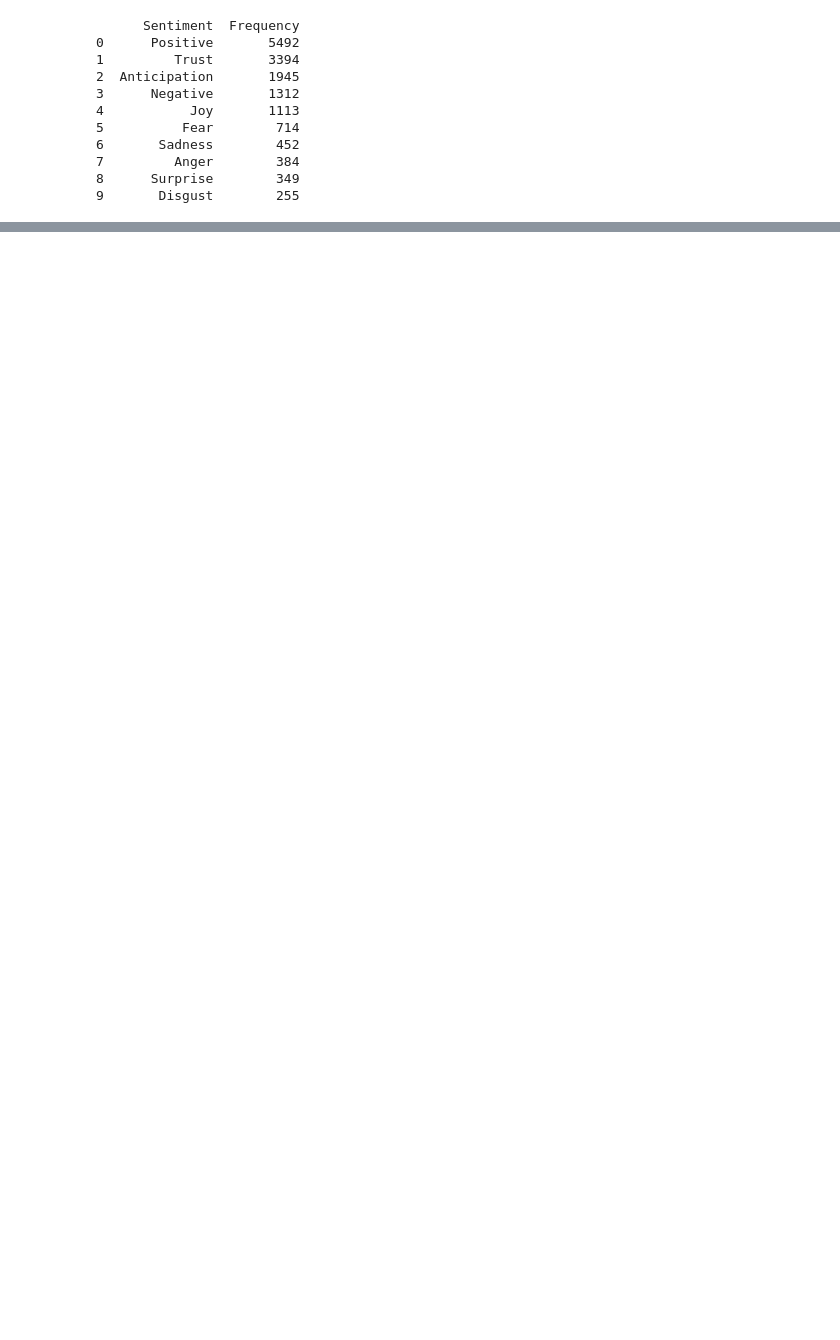
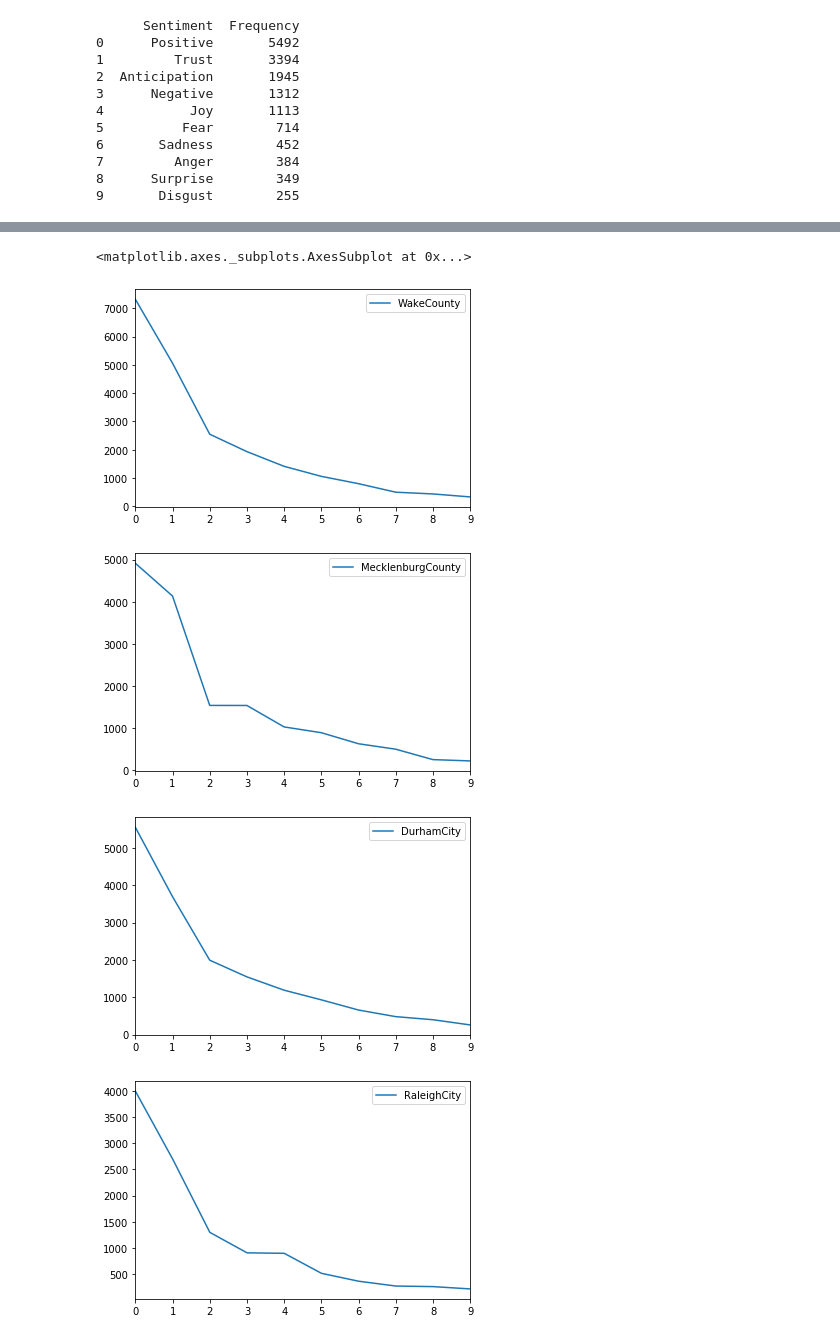
Before and after one commit to UNCG-CSE/Budget_Text_Analysis, a Jupyter notebook: src/EmotionAnalysis/CountingWordsFrequency.ipynb, the cells around one changed output, grey strips where cells are left out. Drawn from its saved outputs; the diff is of its cells as text; code cells hidden in the pictures; blank space fills up the shorter version.

Commit message:
Added visualization

```diff
--- a/src/EmotionAnalysis/CountingWordsFrequency.ipynb
+++ b/src/EmotionAnalysis/CountingWordsFrequency.ipynb
@@ -159,7 +159,7 @@ top_freq_num = 10
 a = MCE['sentiment'].str.cat(sep=' ')
 words = nltk.tokenize.word_tokenize(a)
 word_freq = nltk.FreqDist(words)
-freq_result = pd.DataFrame(word_freq.most_common(top_freq_num),
-                    columns=['Sentiment', 'Frequency'])
-print(freq_result)
+freq_result2 = pd.DataFrame(word_freq.most_common(top_freq_num),
+                    columns=['Sentiment', 'MecklenburgCounty'])
+print(freq_result2)
 # %% [output]
@@ -179,7 +179,7 @@ top_freq_num = 10
 a = DCNTE['sentiment'].str.cat(sep=' ')
 words = nltk.tokenize.word_tokenize(a)
 word_freq = nltk.FreqDist(words)
-freq_result = pd.DataFrame(word_freq.most_common(top_freq_num),
-                    columns=['Sentiment', 'Frequency'])
-print(freq_result)
+freq_result3 = pd.DataFrame(word_freq.most_common(top_freq_num),
+                    columns=['Sentiment', 'DurhamCity'])
+print(freq_result3)
 # %% [output]
@@ -219,7 +219,7 @@ top_freq_num = 10
 a = RCE['sentiment'].str.cat(sep=' ')
 words = nltk.tokenize.word_tokenize(a)
 word_freq = nltk.FreqDist(words)
-freq_result = pd.DataFrame(word_freq.most_common(top_freq_num),
-                    columns=['Sentiment', 'Frequency'])
-print(freq_result)
+freq_result5 = pd.DataFrame(word_freq.most_common(top_freq_num),
+                    columns=['Sentiment', 'RaleighCity'])
+print(freq_result5)
 # %% [output]
@@ -239,7 +239,7 @@ top_freq_num = 10
 a = CCE['sentiment'].str.cat(sep=' ')
 words = nltk.tokenize.word_tokenize(a)
 word_freq = nltk.FreqDist(words)
-freq_result = pd.DataFrame(word_freq.most_common(top_freq_num),
-                    columns=['Sentiment', 'Frequency'])
-print(freq_result)
+freq_result6 = pd.DataFrame(word_freq.most_common(top_freq_num),
+                    columns=['Sentiment', 'CharlloteCity'])
+print(freq_result6)
 # %% [output]
@@ -259,7 +259,13 @@ top_freq_num = 10
 a = GCE['sentiment'].str.cat(sep=' ')
 words = nltk.tokenize.word_tokenize(a)
 word_freq = nltk.FreqDist(words)
-freq_result = pd.DataFrame(word_freq.most_common(top_freq_num),
-                    columns=['Sentiment', 'Frequency'])
-print(freq_result)
+freq_result7 = pd.DataFrame(word_freq.most_common(top_freq_num),
+                    columns=['Sentiment', 'GilfordCounty'])
+print(freq_result7)
+freq_result1.plot()
+freq_result2.plot()
+freq_result3.plot()
+freq_result5.plot()
+freq_result6.plot()
+freq_result7.plot()
 # %% [output]
@@ -276,0 +283,5 @@ print(freq_result)
+<matplotlib.axes._subplots.AxesSubplot at 0x...>
+[figure, added]
+[figure, added]
+[figure, added]
+[figure, added]
```
Also changed, not shown: parts of 8 cells of this notebook.
